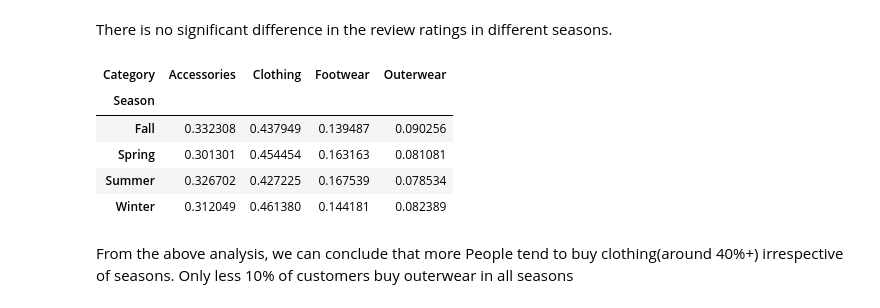
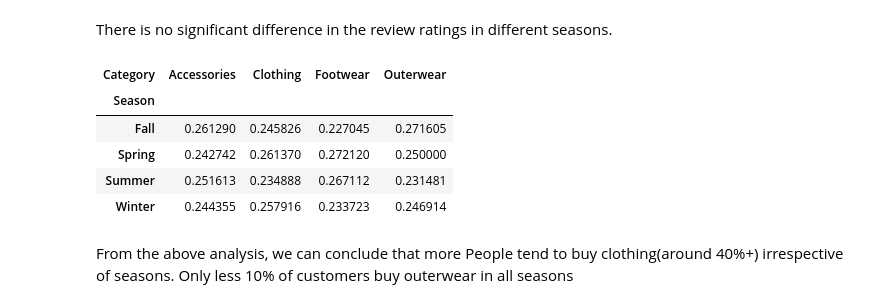
Before and after one commit to devroopsaha744/Data-Analytics-project-on-Used-Cards-Dataset, a Jupyter notebook: MLCOE_TASK_1_eda_Part2.ipynb, the cells around one changed output. Saved outputs shown, nothing was run; the diff lists cells and outputs as text; code cells hidden in the pictures.

```diff
--- a/MLCOE_TASK_1_eda_Part2.ipynb
+++ b/MLCOE_TASK_1_eda_Part2.ipynb
@@ -477,15 +477,15 @@ seas1
 # %% [markdown]
 There is no significant difference in the review ratings in different seasons.
 # %%
-seas_cat = pd.crosstab(df['Season'], df['Category'], normalize = 'index')
+seas_cat = pd.crosstab(df['Season'], df['Category'], normalize = 'columns')
 seas_cat
 # %% [output]
 | Category | Accessories | Clothing | Footwear | Outerwear |
 | Season |  |  |  |  |
-| Fall | 0.332308 | 0.437949 | 0.139487 | 0.090256 |
-| Spring | 0.301301 | 0.454454 | 0.163163 | 0.081081 |
-| Summer | 0.326702 | 0.427225 | 0.167539 | 0.078534 |
-| Winter | 0.312049 | 0.461380 | 0.144181 | 0.082389 |
+| Fall | 0.261290 | 0.245826 | 0.227045 | 0.271605 |
+| Spring | 0.242742 | 0.261370 | 0.272120 | 0.250000 |
+| Summer | 0.251613 | 0.234888 | 0.267112 | 0.231481 |
+| Winter | 0.244355 | 0.257916 | 0.233723 | 0.246914 |
 # %% [markdown]
 From the above analysis, we can conclude that more People tend to buy clothing(around 40%+) irrespective of seasons. Only less 10% of customers buy outerwear in all seasons
 # %%
```
Also changed, not shown: parts of 30 cells of this notebook.
